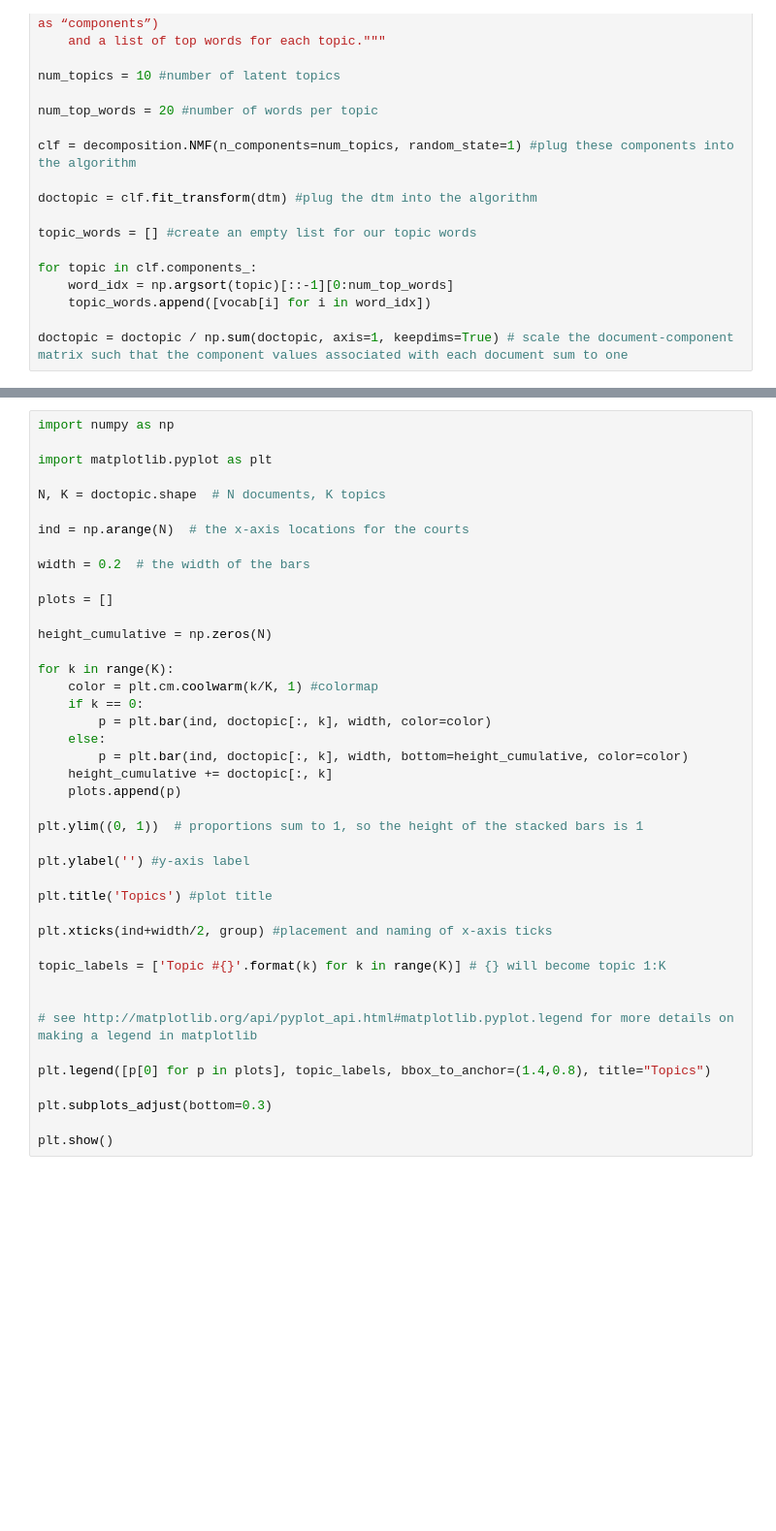
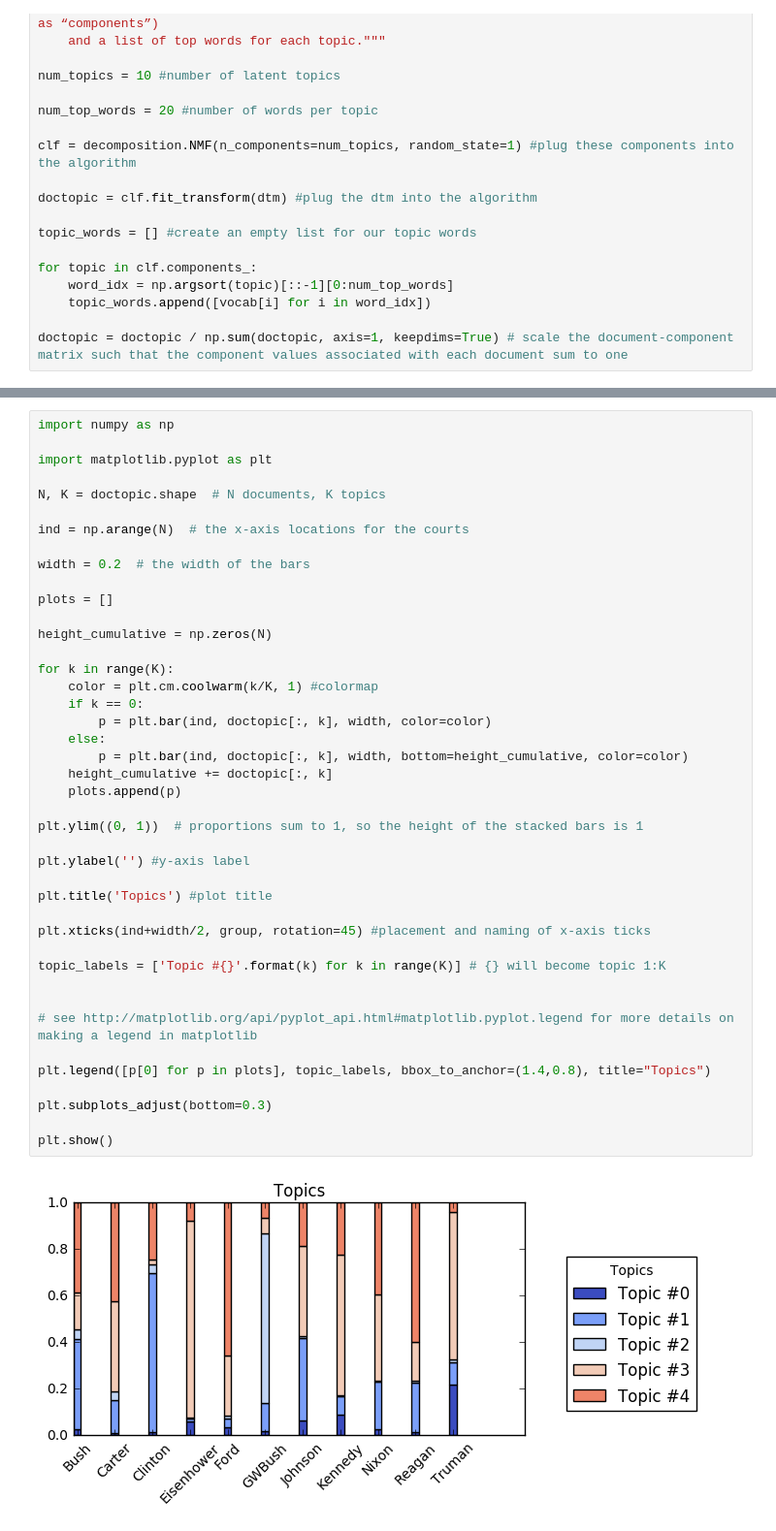
Before and after one commit to ribernhard/PS239T, a Jupyter notebook: 12_text-analysis-python/Intro to Text Analysis Spring 2018.ipynb, the cells around one changed output, grey strips where cells are left out. Shown at 97% size. Cells and saved outputs as stored; diff of their text form; blank space fills up the shorter version.

```diff
--- a/12_text-analysis-python/Intro to Text Analysis Spring 2018.ipynb
+++ b/12_text-analysis-python/Intro to Text Analysis Spring 2018.ipynb
@@ -248,34 +485,36 @@ width = 0.2  # the width of the bars
 plots = []
 
 height_cumulative = np.zeros(N)
 
 for k in range(K):
     color = plt.cm.coolwarm(k/K, 1) #colormap
     if k == 0:
         p = plt.bar(ind, doctopic[:, k], width, color=color)
     else:
         p = plt.bar(ind, doctopic[:, k], width, bottom=height_cumulative, color=color)
     height_cumulative += doctopic[:, k]
     plots.append(p)
 
 plt.ylim((0, 1))  # proportions sum to 1, so the height of the stacked bars is 1
 
 plt.ylabel('') #y-axis label
 
 plt.title('Topics') #plot title
 
-plt.xticks(ind+width/2, group) #placement and naming of x-axis ticks
+plt.xticks(ind+width/2, group, rotation=45) #placement and naming of x-axis ticks
 
 topic_labels = ['Topic #{}'.format(k) for k in range(K)] # {} will become topic 1:K
 
 
 # see http://matplotlib.org/api/pyplot_api.html#matplotlib.pyplot.legend for more details on making a legend in matplotlib
 
 plt.legend([p[0] for p in plots], topic_labels, bbox_to_anchor=(1.4,0.8), title="Topics")
 
 plt.subplots_adjust(bottom=0.3)
 
 plt.show()
+# %% [output]
+[figure, added]
 # %%
 import matplotlib
 import matplotlib.pyplot as plt
```
Also changed, not shown: parts of 32 cells of this notebook, 1 other file.
